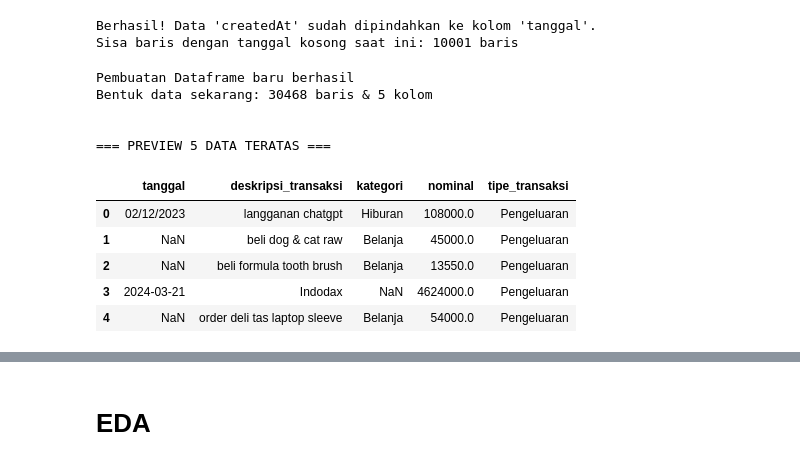
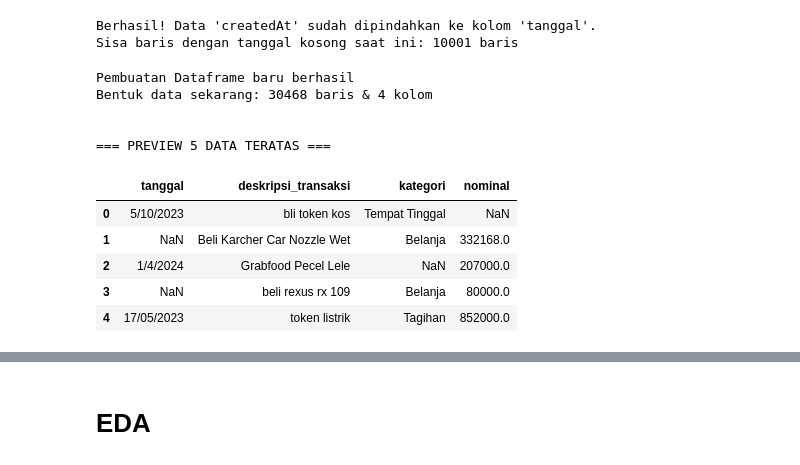
Before and after one commit to Capstone-Catatanku/Data-Science, a Jupyter notebook: Progress1.ipynb, the cells around one changed output, grey strips where cells are left out. Saved outputs shown, nothing was run; the diff lists cells and outputs as text; code cells hidden in the pictures.

```diff
--- a/Progress1.ipynb
+++ b/Progress1.ipynb
@@ -273,36 +263,35 @@ Sisa baris dengan tanggal kosong saat ini: 10001 baris
 # %%
 # FEATURE SELECTION (Membuang Kolom Tidak Terpakai)
 
 # Definisikan kolom yang ingin di ambil
 kolom_target = [
     'tanggal',
     'deskripsi_transaksi',
     'kategori',
     'nominal',
-    'tipe_transaksi',
 ]
 
 # membuat dataframe baru
 df_selected = df[kolom_target].copy()
 
 print("Pembuatan Dataframe baru berhasil")
 print(f"Bentuk data sekarang: {df_selected.shape[0]} baris & {df_selected.shape[1]} kolom\n")
 
 # Tampilkan 5 data teratas untuk preview
 print("\n=== PREVIEW 5 DATA TERATAS ===")
 display(df_selected.head())
 # %% [output]
 Pembuatan Dataframe baru berhasil
-Bentuk data sekarang: 30468 baris & 5 kolom
+Bentuk data sekarang: 30468 baris & 4 kolom
 
 
 === PREVIEW 5 DATA TERATAS ===
-|  | tanggal | deskripsi_transaksi | kategori | nominal | tipe_transaksi |
-| 0 | 02/12/2023 | langganan chatgpt | Hiburan | 108000.0 | Pengeluaran |
-| 1 | NaN | beli dog & cat raw | Belanja | 45000.0 | Pengeluaran |
-| 2 | NaN | beli formula tooth brush | Belanja | 13550.0 | Pengeluaran |
-| 3 | 2024-03-21 | Indodax | NaN | 4624000.0 | Pengeluaran |
-| 4 | NaN | order deli tas laptop sleeve | Belanja | 54000.0 | Pengeluaran |
+|  | tanggal | deskripsi_transaksi | kategori | nominal |
+| 0 | 5/10/2023 | bli token kos | Tempat Tinggal | NaN |
+| 1 | NaN | Beli Karcher Car Nozzle Wet | Belanja | 332168.0 |
+| 2 | 1/4/2024 | Grabfood Pecel Lele | NaN | 207000.0 |
+| 3 | NaN | beli rexus rx 109 | Belanja | 80000.0 |
+| 4 | 17/05/2023 | token listrik | Tagihan | 852000.0 |
 # %%
 # Standarisasi Teks dan Nominal
 # Bikin deskripsi jadi lowercase semua biar enak dibaca NLP
```
Also changed, not shown: parts of 28 cells of this notebook, 4 other files.
